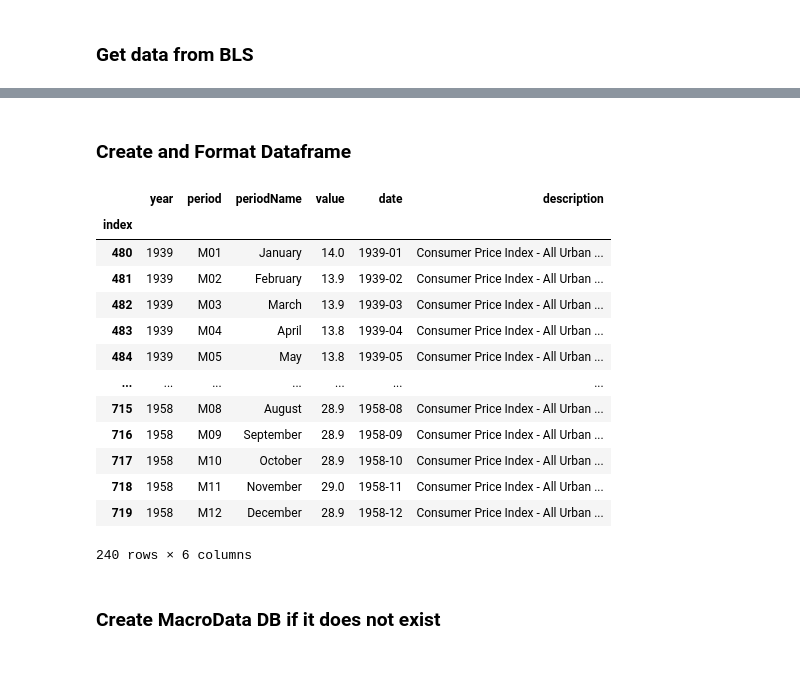
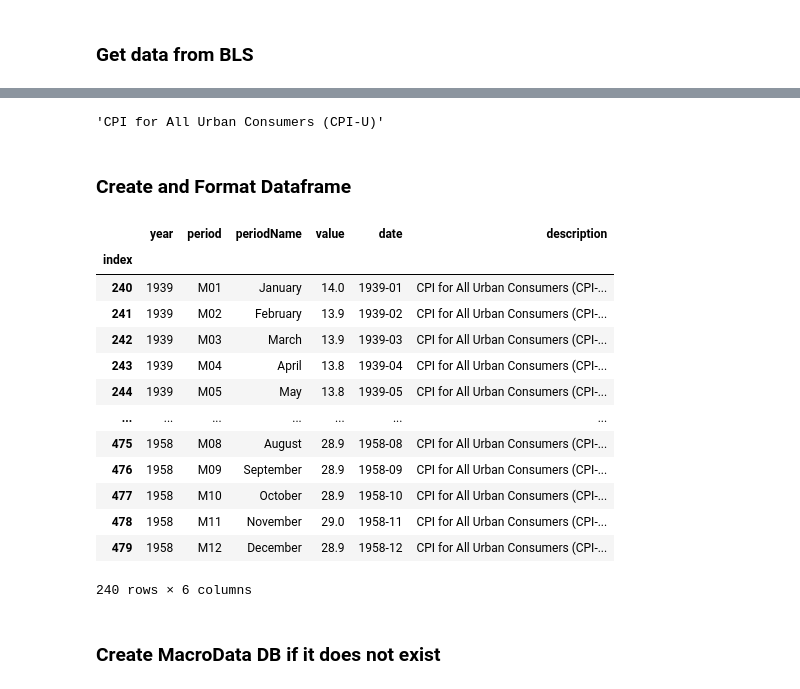
Before and after one commit to joshuamcurtis/MacroData, a Jupyter notebook: Add_Data_DB.ipynb, the cells around one changed output, grey strips where cells are left out. Saved outputs shown, nothing was run; the diff lists cells and outputs as text; code cells hidden in the pictures.

Commit message:
Automated the entry of the survey discription

```diff
--- a/Add_Data_DB.ipynb
+++ b/Add_Data_DB.ipynb
@@ -205,45 +205,49 @@ json_data
       'periodName': 'January',
       'value': '14.0',
       'footnotes': [{}]}]}]}}
+# %%
+json_data['Results']['series'][0]['catalog']['survey_name']
+# %% [output]
+'CPI for All Urban Consumers (CPI-U)'
 # %% [markdown]
 ### Create and Format Dataframe
 # %%
 # If table exists get the max
 index_start = 0
 if check_table_exists(seriesID, "MacroData.sqlite3") != 0:
     index_start = get_max_index(seriesID, "MacroData.sqlite3") + 1
 
 # Create dataframe from JSON
 df = pd.DataFrame(json_data['Results']['series'][0]['data'])
 
 # Format date column and sort by date
 df['date'] = df['year'] + df['period']
 df['date'] = df['date'].str.replace('M', '-')
 df['date'] = df['date'].astype('string')
 df = df.sort_values(by=['date'], ignore_index=True)
 
 # Set the index using the value from the max index in the db table
 df["index"] = range(index_start, index_start + len(df.index))
 df = df.set_index(df["index"])
 
 df = df.drop(columns=['footnotes', 'index'])
 df['value'] = df['value'].astype(float)
-df['description'] = 'Consumer Price Index - All Urban Consumers - Not Seasonally Adjusted'
+df['description'] = json_data['Results']['series'][0]['catalog']['survey_name'] + ', ' + json_data['Results']['series'][0]['catalog']['series_title']
 df
 # %% [output]
 |  | year | period | periodName | value | date | description |
 | index |  |  |  |  |  |  |
-| 480 | 1939 | M01 | January | 14.0 | 1939-01 | Consumer Price Index - All Urban ... |
-| 481 | 1939 | M02 | February | 13.9 | 1939-02 | Consumer Price Index - All Urban ... |
-| 482 | 1939 | M03 | March | 13.9 | 1939-03 | Consumer Price Index - All Urban ... |
-| 483 | 1939 | M04 | April | 13.8 | 1939-04 | Consumer Price Index - All Urban ... |
-| 484 | 1939 | M05 | May | 13.8 | 1939-05 | Consumer Price Index - All Urban ... |
+| 240 | 1939 | M01 | January | 14.0 | 1939-01 | CPI for All Urban Consumers (CPI-... |
+| 241 | 1939 | M02 | February | 13.9 | 1939-02 | CPI for All Urban Consumers (CPI-... |
+| 242 | 1939 | M03 | March | 13.9 | 1939-03 | CPI for All Urban Consumers (CPI-... |
+| 243 | 1939 | M04 | April | 13.8 | 1939-04 | CPI for All Urban Consumers (CPI-... |
+| 244 | 1939 | M05 | May | 13.8 | 1939-05 | CPI for All Urban Consumers (CPI-... |
 | ... | ... | ... | ... | ... | ... | ... |
-| 715 | 1958 | M08 | August | 28.9 | 1958-08 | Consumer Price Index - All Urban ... |
-| 716 | 1958 | M09 | September | 28.9 | 1958-09 | Consumer Price Index - All Urban ... |
-| 717 | 1958 | M10 | October | 28.9 | 1958-10 | Consumer Price Index - All Urban ... |
-| 718 | 1958 | M11 | November | 29.0 | 1958-11 | Consumer Price Index - All Urban ... |
-| 719 | 1958 | M12 | December | 28.9 | 1958-12 | Consumer Price Index - All Urban ... |
+| 475 | 1958 | M08 | August | 28.9 | 1958-08 | CPI for All Urban Consumers (CPI-... |
+| 476 | 1958 | M09 | September | 28.9 | 1958-09 | CPI for All Urban Consumers (CPI-... |
+| 477 | 1958 | M10 | October | 28.9 | 1958-10 | CPI for All Urban Consumers (CPI-... |
+| 478 | 1958 | M11 | November | 29.0 | 1958-11 | CPI for All Urban Consumers (CPI-... |
+| 479 | 1958 | M12 | December | 28.9 | 1958-12 | CPI for All Urban Consumers (CPI-... |
 240 rows × 6 columns
 # %% [markdown]
 ### Create MacroData DB if it does not exist
```
Also changed, not shown: parts of 4 cells of this notebook, 1 other file.
